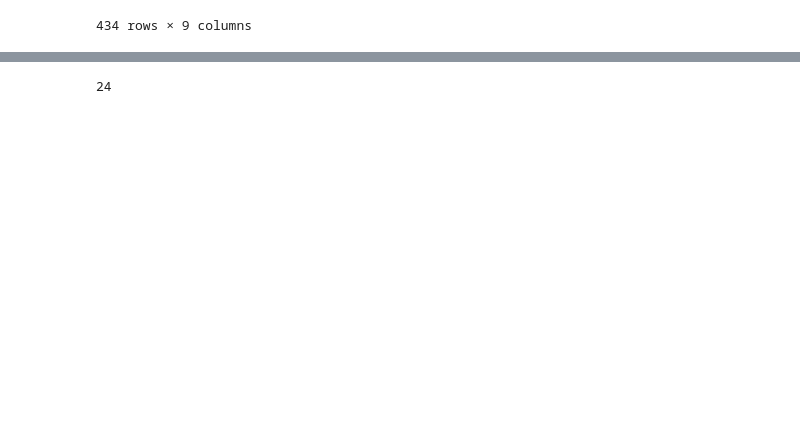
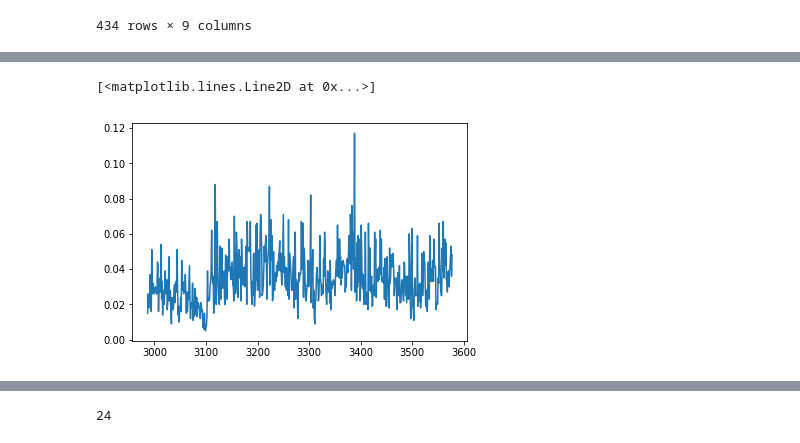
Before and after one commit to jxzly/Kaggle-IEEE-CIS-Fraud-Detection-2019, a Jupyter notebook: data_review.ipynb, the cells around one changed output, grey strips where cells are left out. Cells and saved outputs as stored; diff of their text form; code cells hidden in the pictures; blank space fills up the shorter version.

```diff
--- a/data_review.ipynb
+++ b/data_review.ipynb
@@ -113,0 +241,7 @@ info_df
+# %%
+train_df['f'] = train_df['TransactionID'] // 1000
+tmp = train_df[['f',label_name]].groupby(['f']).mean().reset_index()
+plt.plot(tmp['f'],tmp[label_name])
+# %% [output]
+[<matplotlib.lines.Line2D at 0x...>]
+[figure, added]
```
Also changed, not shown: parts of 26 cells of this notebook, 3 other files.
